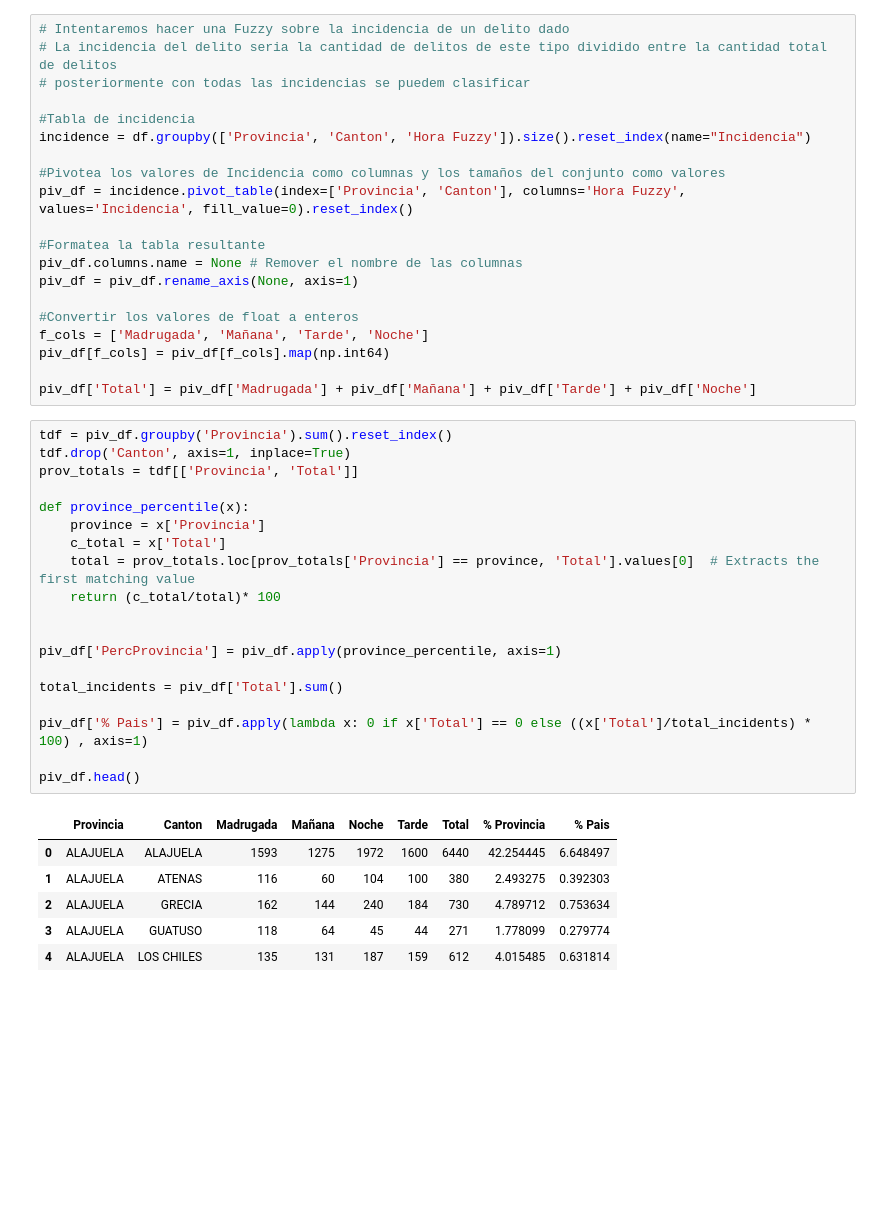
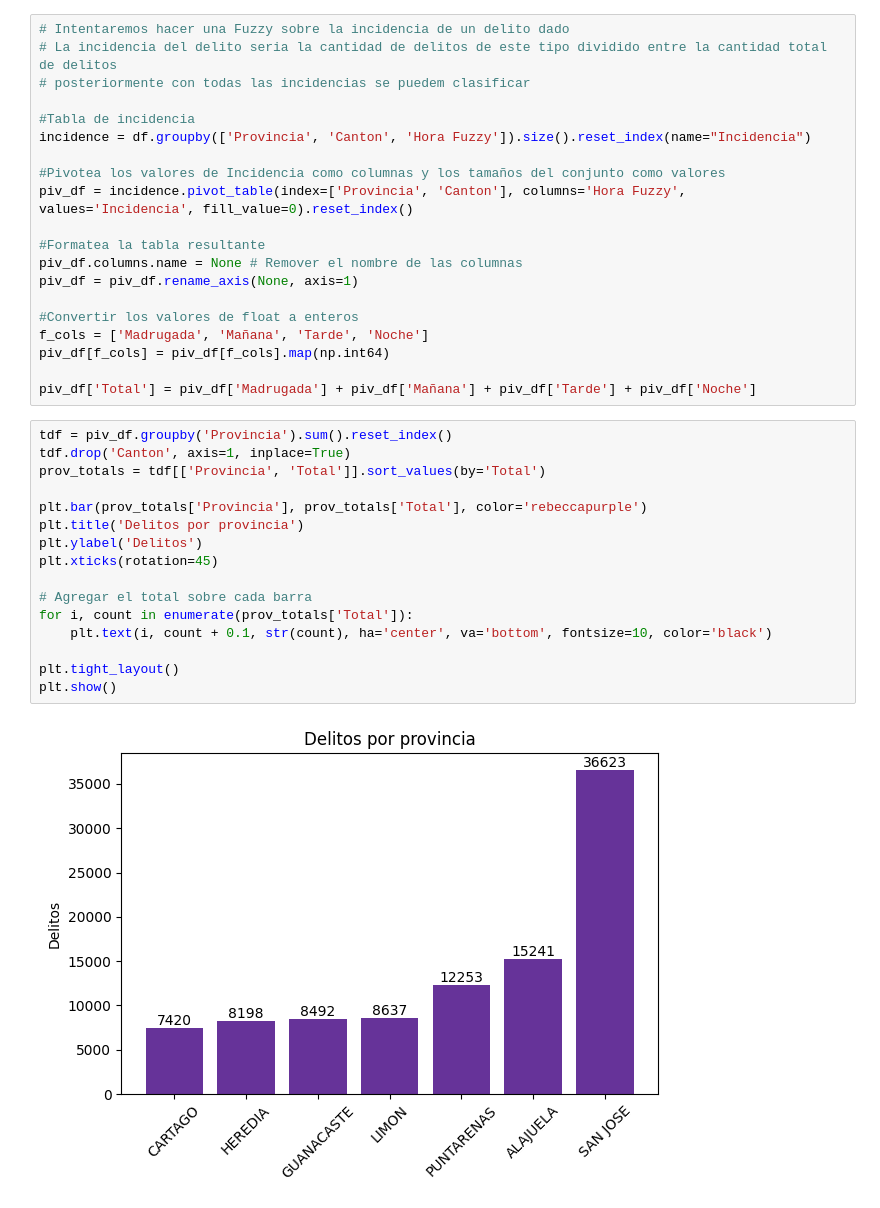
Before and after one commit to gianfranco7/proyecto_pswe19, a Jupyter notebook: EDA.ipynb, the cells around one changed output. Drawn from its saved outputs; the diff is of its cells as text; blank space fills up the shorter version.

```diff
--- a/EDA.ipynb
+++ b/EDA.ipynb
@@ -261,29 +261,21 @@ f_cols = ['Madrugada', 'Mañana', 'Tarde', 'Noche']
 piv_df[f_cols] = piv_df[f_cols].map(np.int64)
 
 piv_df['Total'] = piv_df['Madrugada'] + piv_df['Mañana'] + piv_df['Tarde'] + piv_df['Noche']
-# %%
-tdf = piv_df.groupby('Provincia').sum().reset_index()
-tdf.drop('Canton', axis=1, inplace=True)
-prov_totals = tdf[['Provincia', 'Total']]
-
-def province_percentile(x):
-    province = x['Provincia']
-    c_total = x['Total']
-    total = prov_totals.loc[prov_totals['Provincia'] == province, 'Total'].values[0]  # Extracts the first matching value
-    return (c_total/total)* 100
-
-
-piv_df['PercProvincia'] = piv_df.apply(province_percentile, axis=1)
-
-total_incidents = piv_df['Total'].sum()
-
-piv_df['% Pais'] = piv_df.apply(lambda x: 0 if x['Total'] == 0 else ((x['Total']/total_incidents) * 100) , axis=1)
-
-piv_df.head()
-# %% [output]
-|  | Provincia | Canton | Madrugada | Mañana | Noche | Tarde | Total | % Provincia | % Pais |
-| 0 | ALAJUELA | ALAJUELA | 1593 | 1275 | 1972 | 1600 | 6440 | 42.254445 | 6.648497 |
-| 1 | ALAJUELA | ATENAS | 116 | 60 | 104 | 100 | 380 | 2.493275 | 0.392303 |
-| 2 | ALAJUELA | GRECIA | 162 | 144 | 240 | 184 | 730 | 4.789712 | 0.753634 |
-| 3 | ALAJUELA | GUATUSO | 118 | 64 | 45 | 44 | 271 | 1.778099 | 0.279774 |
-| 4 | ALAJUELA | LOS CHILES | 135 | 131 | 187 | 159 | 612 | 4.015485 | 0.631814 |
+# %%
+tdf = piv_df.groupby('Provincia').sum().reset_index()
+tdf.drop('Canton', axis=1, inplace=True)
+prov_totals = tdf[['Provincia', 'Total']].sort_values(by='Total')
+
+plt.bar(prov_totals['Provincia'], prov_totals['Total'], color='rebeccapurple')
+plt.title('Delitos por provincia')
+plt.ylabel('Delitos')
+plt.xticks(rotation=45)
+
+# Agregar el total sobre cada barra
+for i, count in enumerate(prov_totals['Total']):
+    plt.text(i, count + 0.1, str(count), ha='center', va='bottom', fontsize=10, color='black')
+
+plt.tight_layout()
+plt.show()
+# %% [output]
+[figure, added]
```
Also changed, not shown: parts of 9 cells of this notebook, 1 other file.
